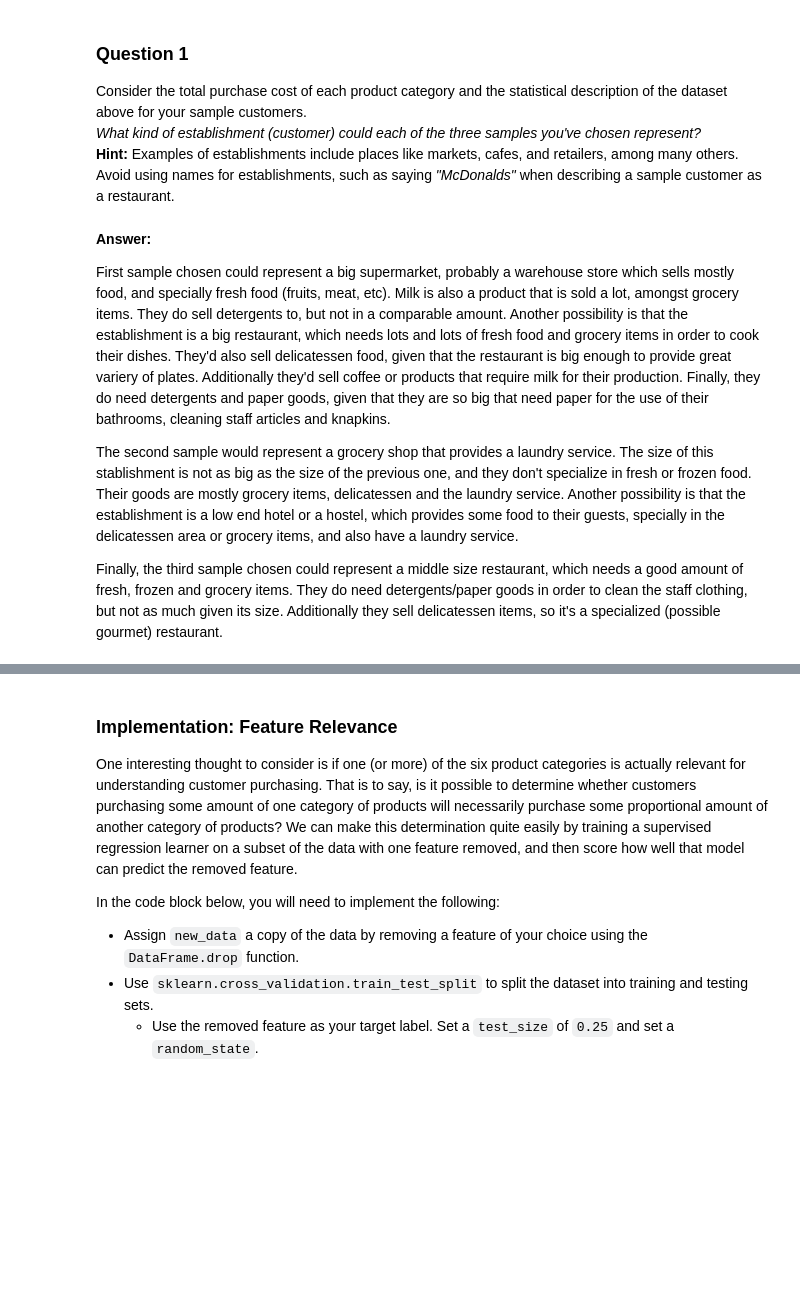
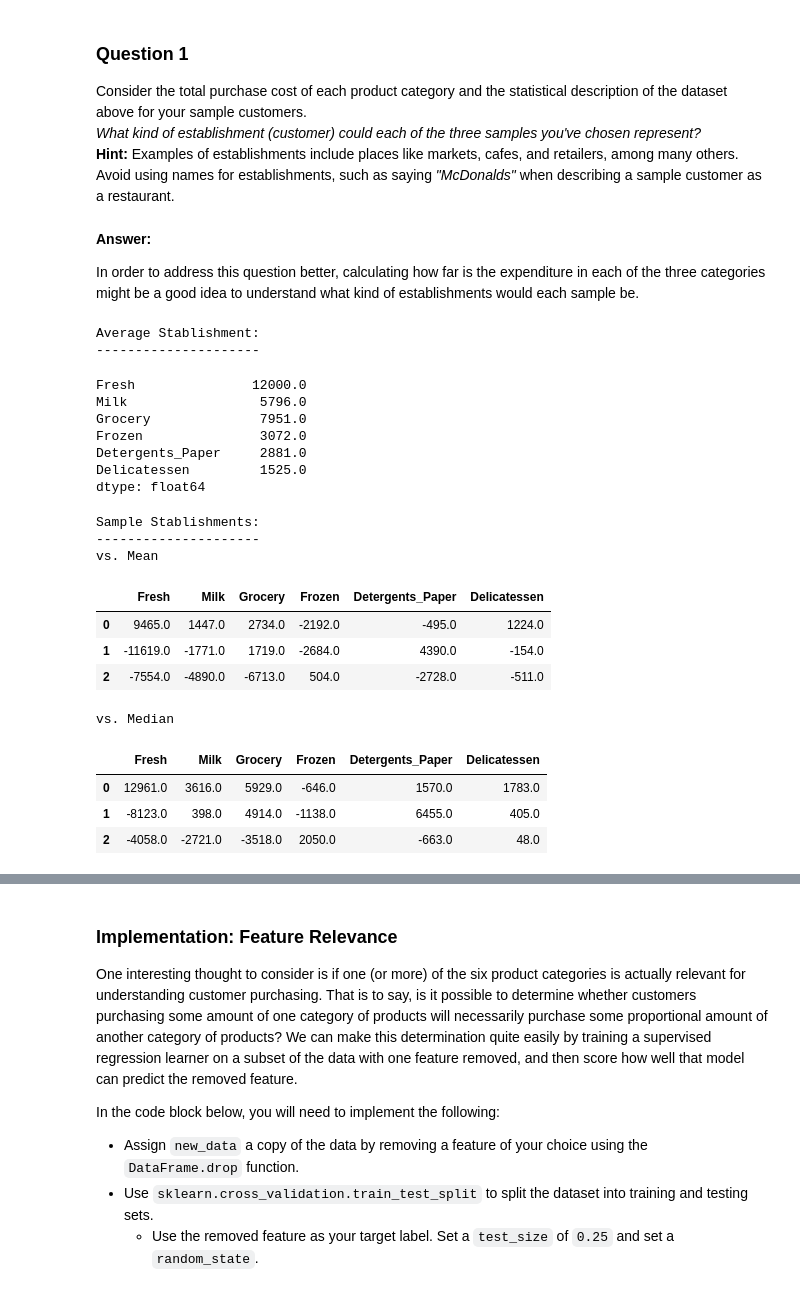
Before and after one commit to diegoalejogm/udacity-ml-nanodegree, a Jupyter notebook: projects/creating_customer_segments/customer_segments.ipynb, the cells around one changed output, grey strips where cells are left out. Cells and saved outputs as stored; diff of their text form; code cells hidden in the pictures; blank space fills up the shorter version.

```diff
--- a/projects/creating_customer_segments/customer_segments.ipynb
+++ b/projects/creating_customer_segments/customer_segments.ipynb
@@ -75,11 +75,40 @@ Chosen samples of wholesale customers dataset:
 Consider the total purchase cost of each product category and the statistical description of the dataset above for your sample customers.
 *What kind of establishment (customer) could each of the three samples you've chosen represent?*
 **Hint:** Examples of establishments include places like markets, cafes, and retailers, among many others. Avoid using names for establishments, such as saying *"McDonalds"* when describing a sample customer as a restaurant.
-# %% [markdown]
-**Answer:**
-
-First sample chosen could represent a big supermarket, probably a warehouse store which sells mostly food, and specially fresh food (fruits, meat, etc). Milk is also a product that is sold a lot, amongst grocery items. They do sell detergents to, but not in a comparable amount.  Another possibility is that the establishment is a big restaurant, which needs lots and lots of fresh food and grocery items in order to cook their dishes. They'd also sell delicatessen food, given that the restaurant is big enough to provide great variery of plates. Additionally they'd sell coffee or products that require milk for their production. Finally, they do need detergents and paper goods, given that they are so big that need paper for the use of their bathrooms, cleaning staff articles and knapkins.
-
-The second sample would represent a grocery shop that provides a laundry service. The size of this stablishment is not as big as the size of the previous one, and they don't specialize in fresh or frozen food. Their goods are mostly grocery items, delicatessen and the laundry service. Another possibility is that the establishment is a low end hotel or a hostel, which provides some food to their guests, specially in the delicatessen area or grocery items, and also have a laundry service.
-
-Finally, the third sample chosen could represent a middle size restaurant, which needs a good amount of fresh, frozen and grocery items. They do need detergents/paper goods in order to clean the staff clothing, but not as much given its size. Additionally they sell delicatessen items, so it's a specialized (possible gourmet) restaurant.
+# %% [markdown]
+**Answer:**
+
+
+In order to address this question better, calculating how far is the expenditure in each of the three categories might be a good idea to understand what kind of establishments would each sample be.
+# %%
+print "Average Stablishment:"
+print "---------------------"
+display(data.mean().round())
+print "Sample Stablishments:"
+print "---------------------"
+print "vs. Mean"
+display(samples - data.mean().round())
+print "vs. Median"
+display(samples - data.median().round())
+# %% [output]
+Average Stablishment:
+---------------------
+Fresh               12000.0
+Milk                 5796.0
+Grocery              7951.0
+Frozen               3072.0
+Detergents_Paper     2881.0
+Delicatessen         1525.0
+dtype: float64
+Sample Stablishments:
+---------------------
+vs. Mean
+|  | Fresh | Milk | Grocery | Frozen | Detergents_Paper | Delicatessen |
+| 0 | 9465.0 | 1447.0 | 2734.0 | -2192.0 | -495.0 | 1224.0 |
+| 1 | -11619.0 | -1771.0 | 1719.0 | -2684.0 | 4390.0 | -154.0 |
+| 2 | -7554.0 | -4890.0 | -6713.0 | 504.0 | -2728.0 | -511.0 |
+vs. Median
+|  | Fresh | Milk | Grocery | Frozen | Detergents_Paper | Delicatessen |
+| 0 | 12961.0 | 3616.0 | 5929.0 | -646.0 | 1570.0 | 1783.0 |
+| 1 | -8123.0 | 398.0 | 4914.0 | -1138.0 | 6455.0 | 405.0 |
+| 2 | -4058.0 | -2721.0 | -3518.0 | 2050.0 | -663.0 | 48.0 |
```
Also changed, not shown: parts of 16 cells of this notebook, 3 other files.
